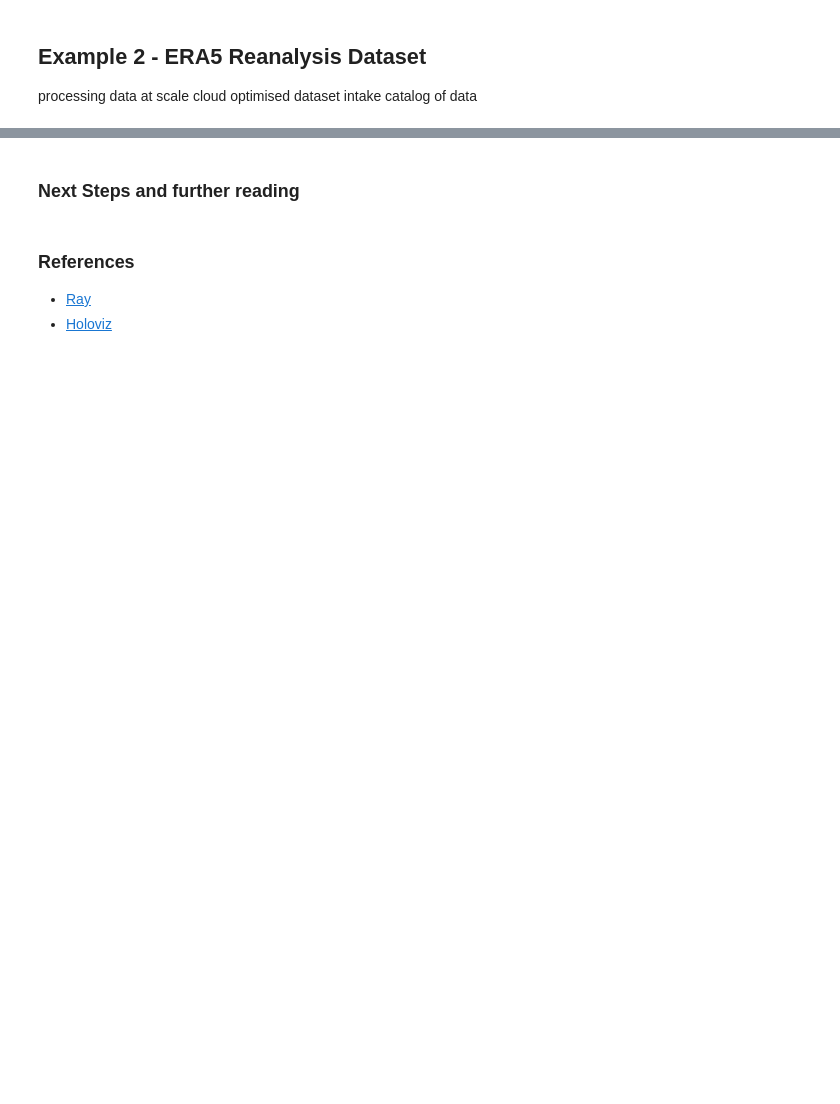
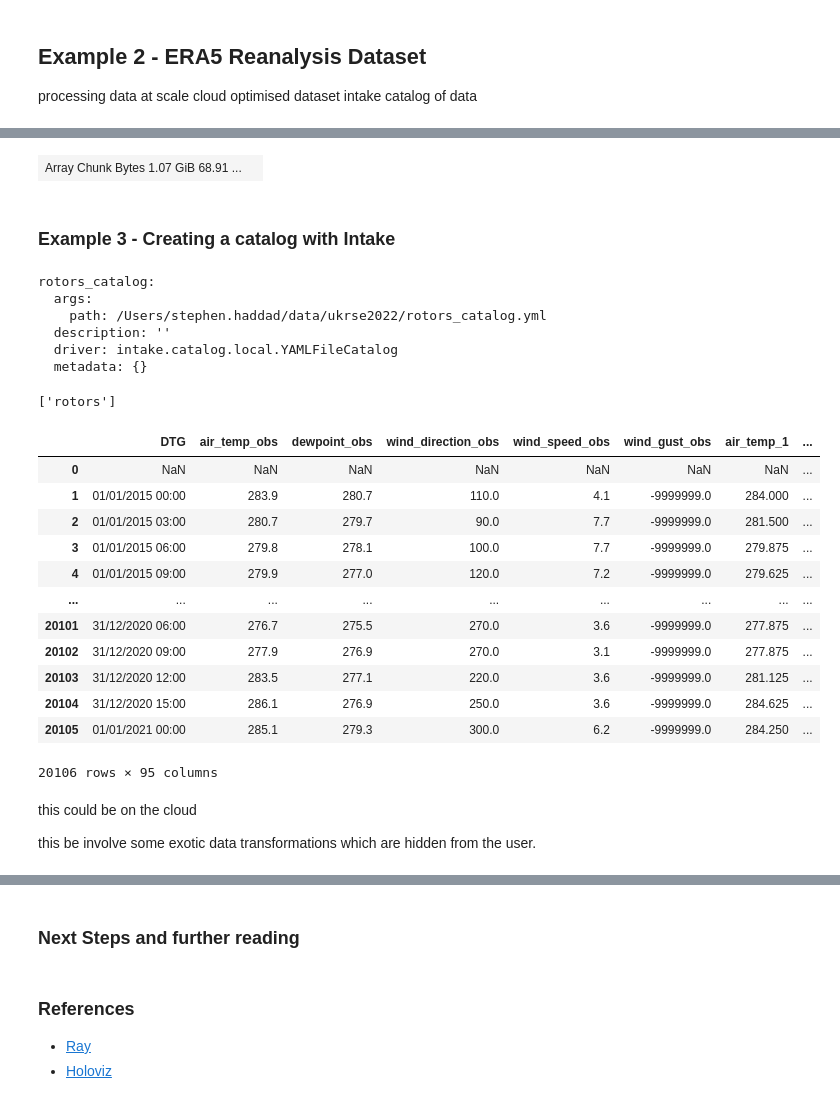
Before and after one commit to informatics-lab/ukrse_2022_mlops_walkthrough, a Jupyter notebook: 02_data_prep.ipynb, the cells around one changed output, grey strips where cells are left out. Cells and saved outputs as stored; diff of their text form; code cells hidden in the pictures; blank space fills up the shorter version.

Commit message:
Add main code for data prep, still some bugs with dashboard, and the rotors dashboard is not yet implemented.

```diff
--- a/02_data_prep.ipynb
+++ b/02_data_prep.ipynb
@@ -28,0 +42,8 @@ holoviz data display
+# %%
+try:
+    rse_root_data_dir = pathlib.Path(os.environ['RSE22_ROOT_DATA_DIR'])
+    print('reading from environment variable')
+except KeyError as ke1:
+    rse_root_data_dir = pathlib.Path(os.environ['HOME'])  / 'data' / 'ukrse2022'
+    print('using default path')
+rse_root_data_dir
@@ -34,0 +347,11 @@ intake catalog of data
+# %%
+era5_flat_deseasoned = dask.array.concatenate(
+    [(mslp_era5_uk_cube.extract(iris.Constraint(season_number=sn1)).core_data() - mslp_uk_seasonal_mean[sn1].core_data()).reshape(
+    (-1, mslp_era5_uk_cube.shape[1] * mslp_era5_uk_cube.shape[2])) for sn1 in range(4)],
+    axis=0
+)
+era5_flat_deseasoned
+# %% [output]
+| Array Chunk Bytes 1.07 GiB 68.91 ... |  |
+# %% [markdown]
+### Example 3 - Creating a catalog with Intake
@@ -34,0 +360,34 @@ intake catalog of data
+# %%
+rotors_catalog = intake.open_catalog(rse_root_data_dir / 'rotors_catalog.yml')
+rotors_catalog
+# %% [output]
+rotors_catalog:
+  args:
+    path: /Users/stephen.haddad/data/ukrse2022/rotors_catalog.yml
+  description: ''
+  driver: intake.catalog.local.YAMLFileCatalog
+  metadata: {}
+# %%
+list(rotors_catalog)
+# %% [output]
+['rotors']
+# %%
+rotors_catalog['rotors'].read()
+# %% [output]
+|  | DTG | air_temp_obs | dewpoint_obs | wind_direction_obs | wind_speed_obs | wind_gust_obs | air_temp_1 | ... |
+| 0 | NaN | NaN | NaN | NaN | NaN | NaN | NaN | ... |
+| 1 | 01/01/2015 00:00 | 283.9 | 280.7 | 110.0 | 4.1 | -9999999.0 | 284.000 | ... |
+| 2 | 01/01/2015 03:00 | 280.7 | 279.7 | 90.0 | 7.7 | -9999999.0 | 281.500 | ... |
+| 3 | 01/01/2015 06:00 | 279.8 | 278.1 | 100.0 | 7.7 | -9999999.0 | 279.875 | ... |
+| 4 | 01/01/2015 09:00 | 279.9 | 277.0 | 120.0 | 7.2 | -9999999.0 | 279.625 | ... |
+| ... | ... | ... | ... | ... | ... | ... | ... | ... |
+| 20101 | 31/12/2020 06:00 | 276.7 | 275.5 | 270.0 | 3.6 | -9999999.0 | 277.875 | ... |
+| 20102 | 31/12/2020 09:00 | 277.9 | 276.9 | 270.0 | 3.1 | -9999999.0 | 277.875 | ... |
+| 20103 | 31/12/2020 12:00 | 283.5 | 277.1 | 220.0 | 3.6 | -9999999.0 | 281.125 | ... |
+| 20104 | 31/12/2020 15:00 | 286.1 | 276.9 | 250.0 | 3.6 | -9999999.0 | 284.625 | ... |
+| 20105 | 01/01/2021 00:00 | 285.1 | 279.3 | 300.0 | 6.2 | -9999999.0 | 284.250 | ... |
+20106 rows × 95 columns
+# %% [markdown]
+this could be on the cloud
+
+this be involve some exotic data transformations which are hidden from the user.
```
Also changed, not shown: parts of 69 cells of this notebook, 1 other file.
